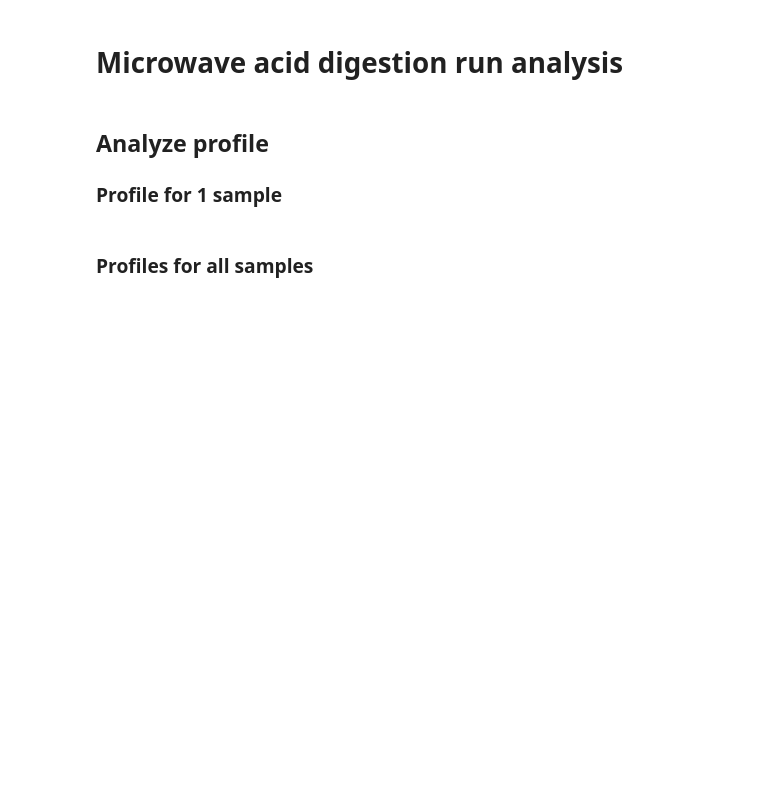
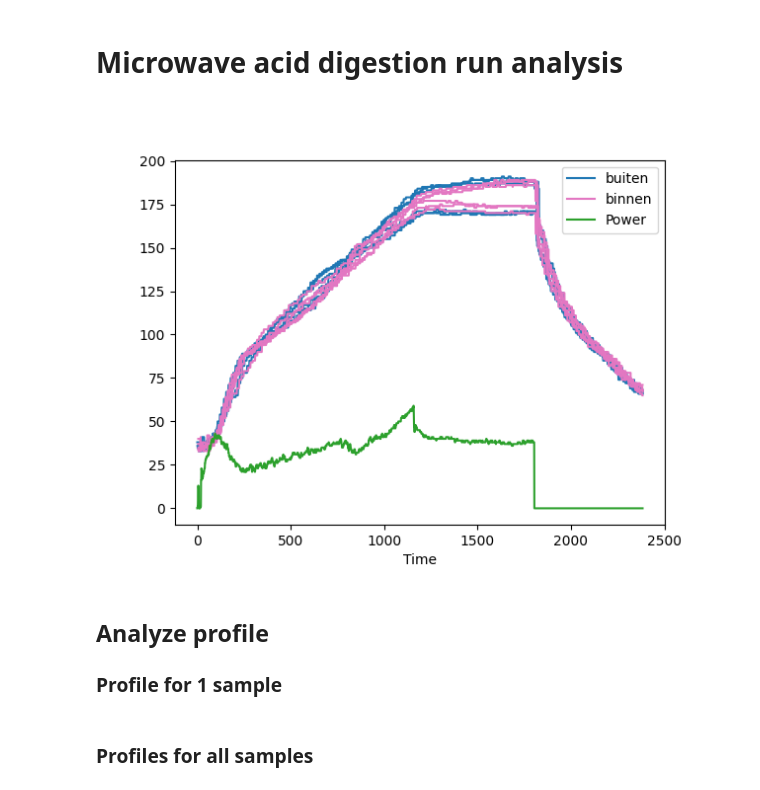
Before and after one commit to AgentschapPlantentuinMeise/MeiseCSI, a Jupyter notebook: notebooks/MAD_run.ipynb, the cells around one changed output. Cells and saved outputs as stored; diff of their text form; code cells hidden in the pictures; blank space fills up the shorter version.

Commit message:
expanded sample metadata

```diff
--- a/notebooks/MAD_run.ipynb
+++ b/notebooks/MAD_run.ipynb
@@ -231,8 +231,23 @@ class MADProfile(object):
         })
 # %%
 #! file -bi user/85000797 DSK0761_2.csv
-mad_results = MADRun('data/mad/85000797_DSK0761_2.csv')
-ax = mad_results.plot(samples={1:'a',4:'a',7:'c',10:'d'},power=True)
+mad_results = MADRun('data/mad/Steven plantenmateriaal.csv')
+ax = mad_results.plot(samples={
+    1: 'buiten',
+    2: 'buiten',
+    3: 'buiten',
+    4: 'buiten',
+    5: 'buiten',
+    6: 'buiten',
+    7:'binnen',
+    8:'binnen',
+    9:'binnen',
+    10:'binnen',
+    11:'binnen',
+    12:'binnen'
+},power=True,collapse_labels=True)
+# %% [output]
+[figure, added]
 # %%
 mad_cleaning = MADRun('data/mad/cleaning_run.csv')
 mad_cleaning.plot()
```
Also changed, not shown: 1 other file.
